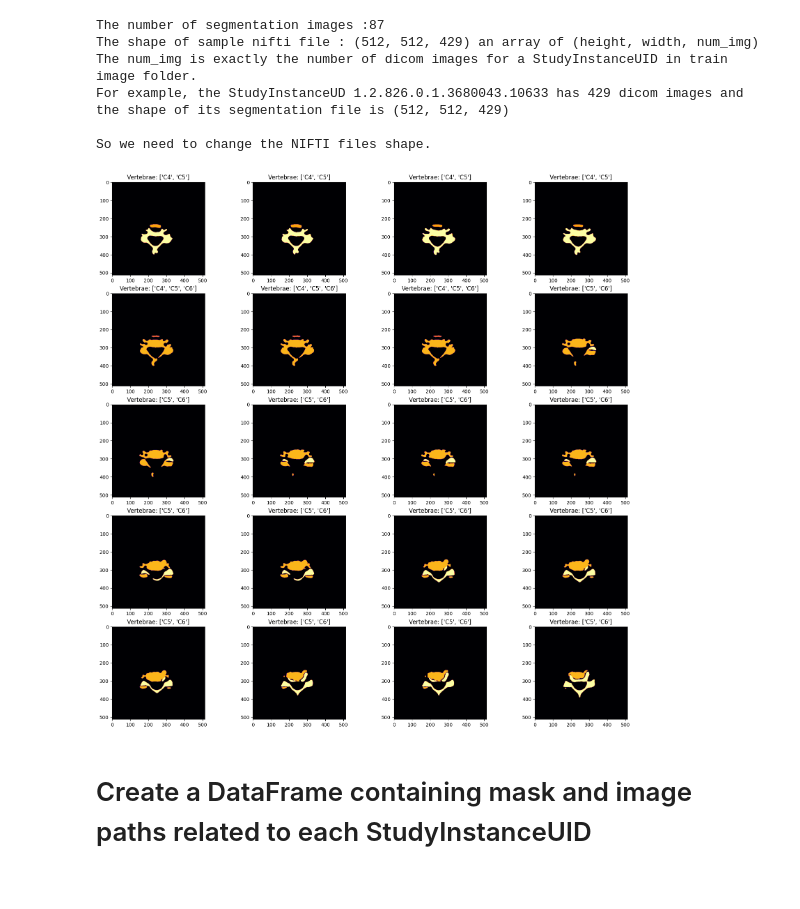
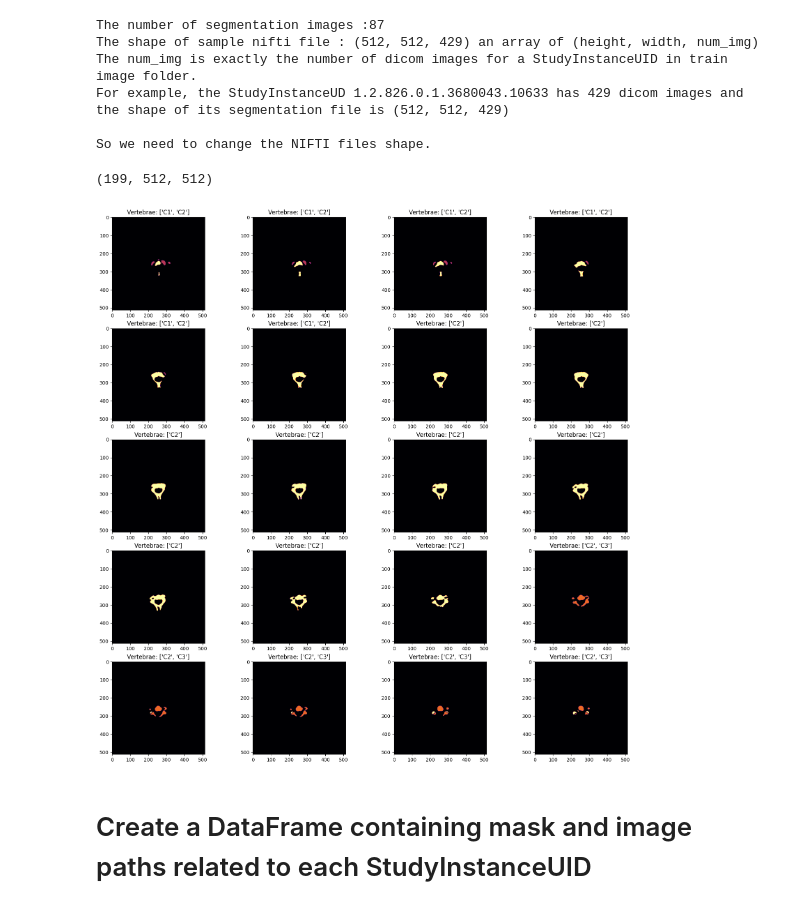
Before and after one commit to faranak5171/Cervical-Spine-Fractures, a Jupyter notebook: Vertebrae-Detect.ipynb, the cells around one changed output. Saved outputs shown, nothing was run; the diff lists cells and outputs as text; code cells hidden in the pictures.

```diff
--- a/Vertebrae-Detect.ipynb
+++ b/Vertebrae-Detect.ipynb
@@ -205,7 +203,7 @@ dicoms_path = os.path.join(data_dir,'train_images')
 ds_patients_dicom = glob(f"{dicoms_path}/*")
 print(f"Count of patients: {len(ds_patients_dicom)}")
 
-sample_patient_UID = '1.2.826.0.1.3680043.10051'
+sample_patient_UID = '1.2.826.0.1.3680043.1363'
 patient_dicom_paths = glob(f"{dicoms_path}/{sample_patient_UID}/*")
 
 print("Each DICOM file contains these important fileds ImageOrientationPatient,ImagePositionPatient,PatientID,PatientName\n")
@@ -233,7 +231,7 @@ Dataset.file_meta -------------------------------
 # %%
 fig = plt.figure(figsize=(20,20))
 num_figs = df_bbox.loc[df_bbox['StudyInstanceUID']==sample_patient_UID].shape[0]
-rows = num_figs // 4
+rows = (num_figs // 4)+1
 cols = 4
 item = 1
 
@@ -281,38 +279,44 @@ The num_img is exactly the number of dicom images for a StudyInstanceUID in trai
 For example, the StudyInstanceUD 1.2.826.0.1.3680043.10633 has 429 dicom images and the shape of its segmentation file is (512, 512, 429)
 
 So we need to change the NIFTI files shape.
+# %%
+find_index = segment_files.index("D:\\RSNA-2022-cervical-spine-fracture-detection\\segmentations\\1.2.826.0.1.3680043.1363.nii")
+img1 = nibabel.load(segment_files[find_index]).get_fdata()[:, ::-1, ::-1].transpose(2, 1, 0)
+img1.shape
+# %% [output]
+(199, 512, 512)
 # %%
 fig = plt.figure(figsize=(20,20))
 rows = 5
 cols = 4
 item = 1
 
 for i in range(20):
     ax = fig.add_subplot(rows, cols, item)
-    ax.imshow(sample_segment_img[250+i], cmap='inferno')
-    lst_bones = np.unique(sample_segment_img[250+i])
+    ax.imshow(img1[50+i], cmap='inferno')
+    lst_bones = np.unique(img1[50+i])
     labels = []
     for i in range (len(lst_bones)):
         bone_name = int(lst_bones[i])
         if bone_name == 1:
             labels.append('C1')
         elif bone_name ==2:
             labels.append('C2')
         elif bone_name == 3:
             labels.append('C3')
         elif bone_name == 4:
             labels.append('C4')
         elif bone_name == 5:
             labels.append('C5')
         elif bone_name == 6:
             labels.append('C6')
         elif bone_name == 7:
             labels.append('C7')
     ax.set_title('Vertebrae: '+ str(labels))
     item += 1
 plt.savefig('assets/segmentation.png')
 # %% [output]
-[figure, old version]
+[figure, new version]
 # %% [markdown]
 # Create a DataFrame containing mask and image paths related to each StudyInstanceUID
 # %%
```
Also changed, not shown: parts of 11 cells of this notebook, 7 other files.
